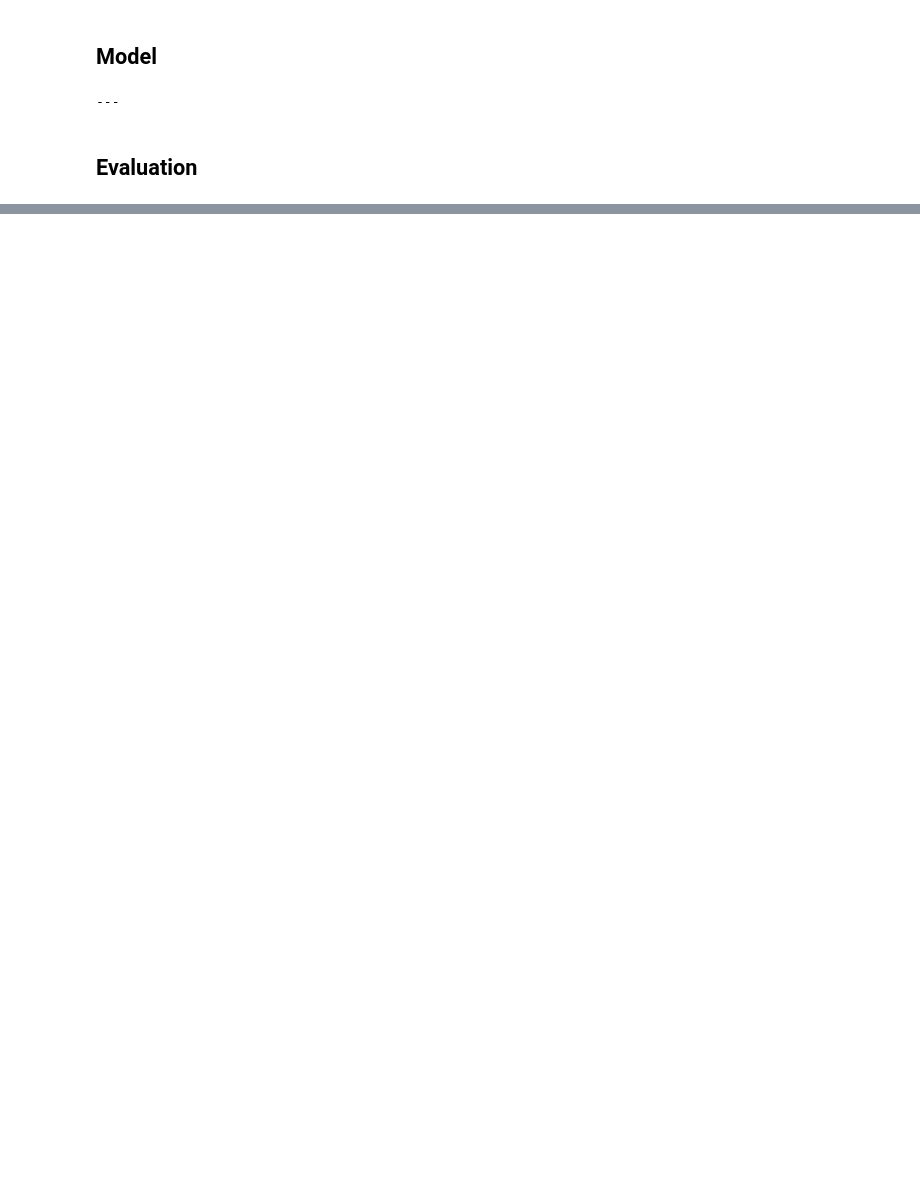
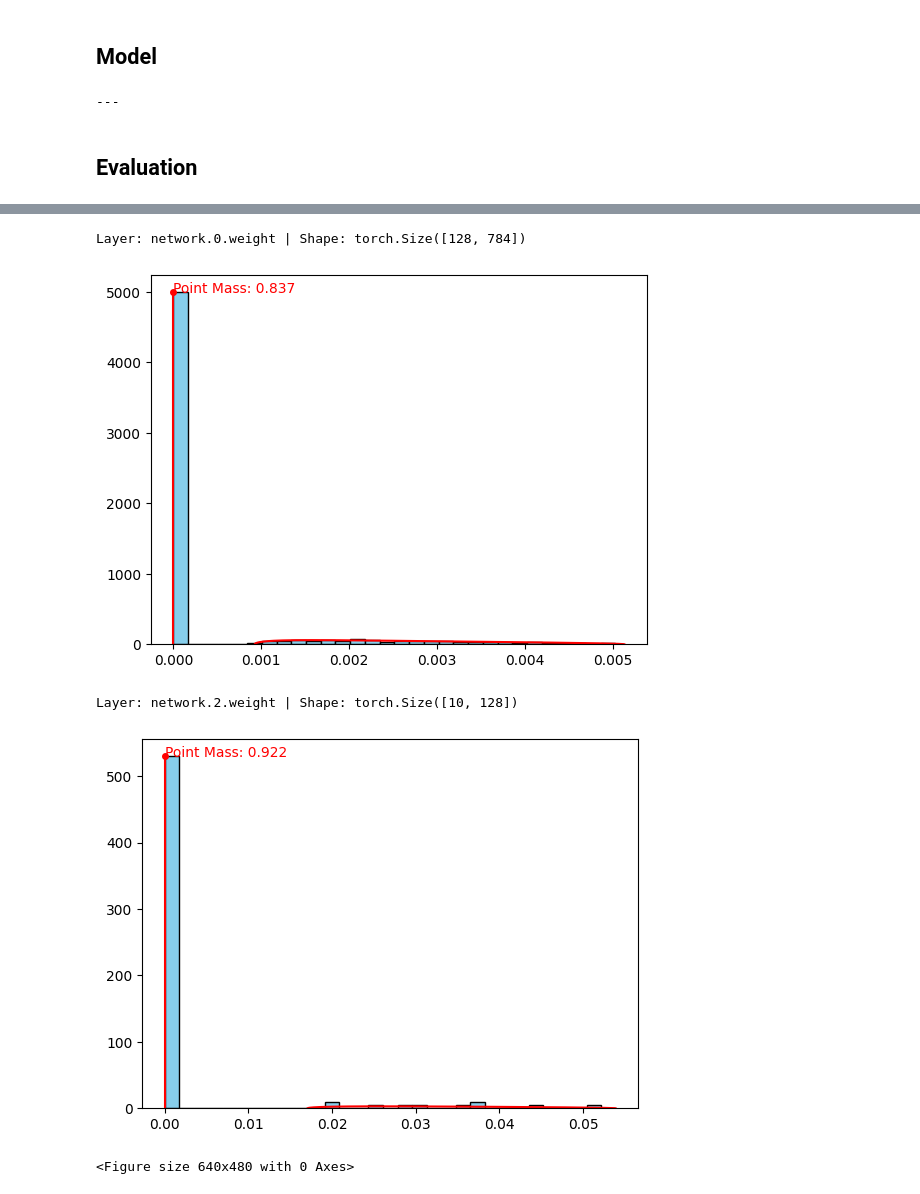
Before and after one commit to xnell90/rmt, a Jupyter notebook: Experiments.ipynb, the cells around one changed output, grey strips where cells are left out. Drawn from its saved outputs; the diff is of its cells as text; code cells hidden in the pictures; blank space fills up the shorter version.

```diff
--- a/Experiments.ipynb
+++ b/Experiments.ipynb
@@ -105,0 +97,8 @@ Layer: network.2.weight | Shape: torch.Size([10, 128])
+# %%
+analyze_weight_matrices(Model())
+# %% [output]
+Layer: network.0.weight | Shape: torch.Size([128, 784])
+[figure, added]
+Layer: network.2.weight | Shape: torch.Size([10, 128])
+[figure, added]
+<Figure size 640x480 with 0 Axes>
```
Also changed, not shown: parts of 6 cells of this notebook, 1 other file.
